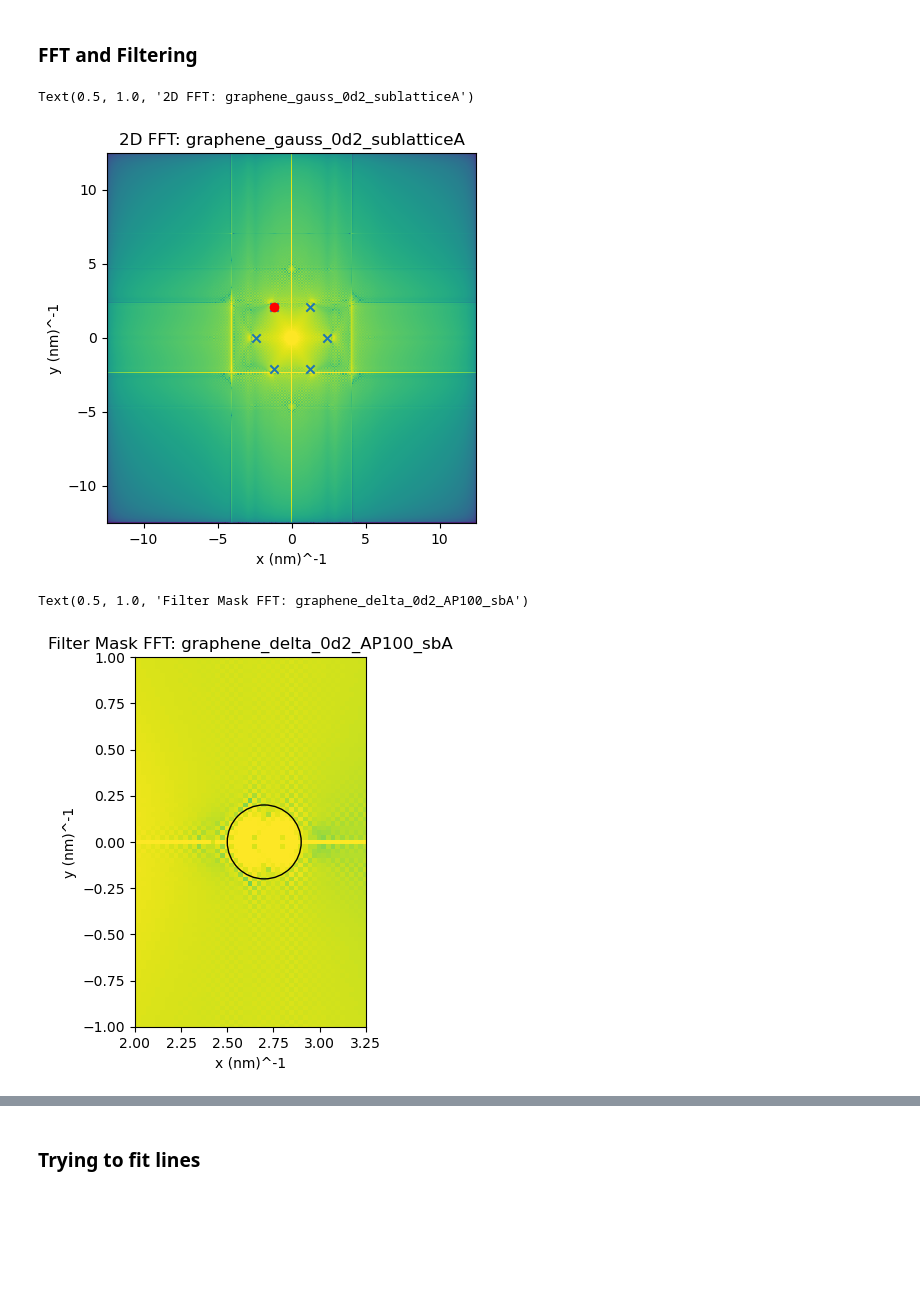
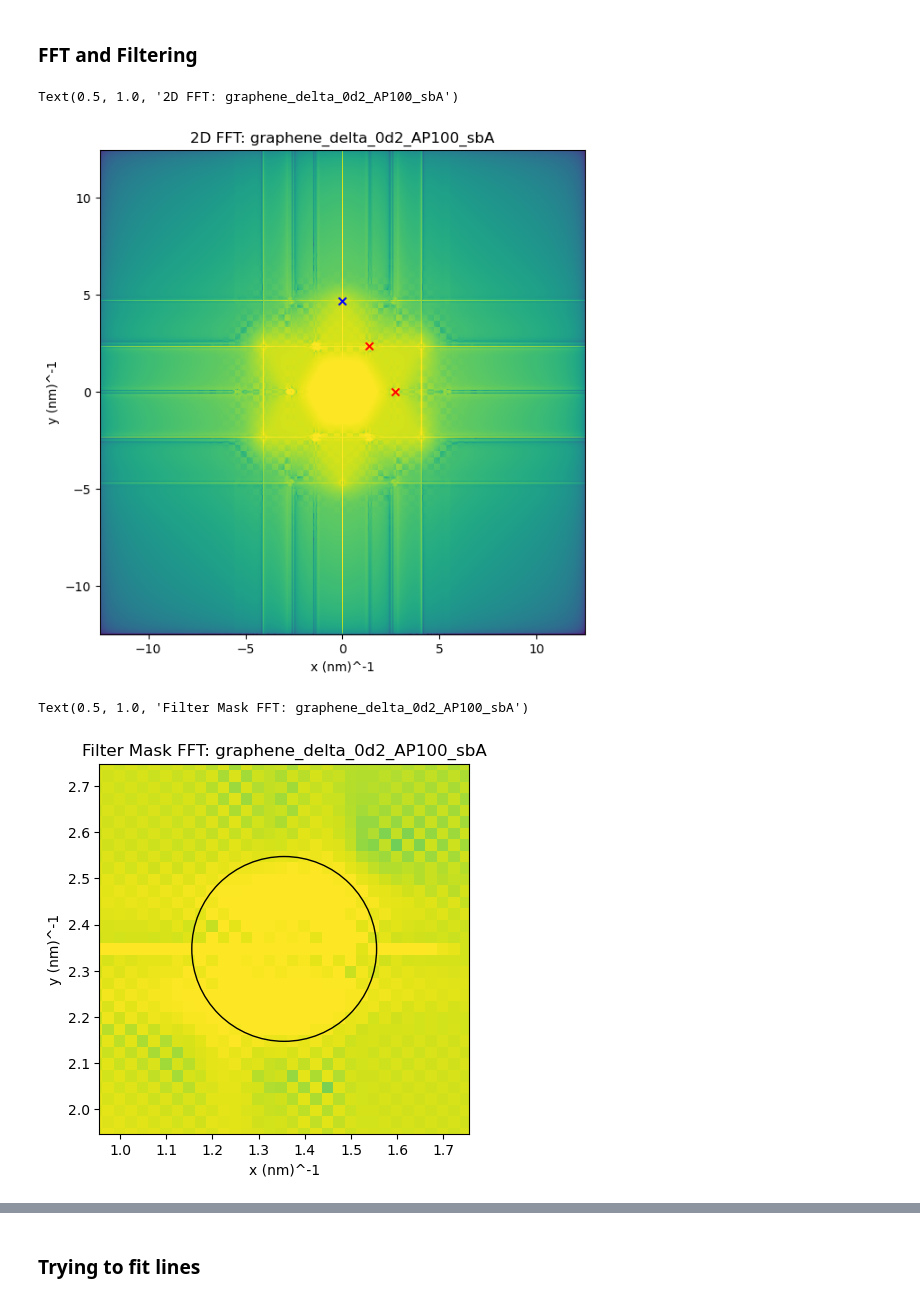
Before and after one commit to HollenLab/QPI-Scattering, a Jupyter notebook: TBCalcs/filtering.ipynb, the cells around one changed output, grey strips where cells are left out. Drawn from its saved outputs; the diff is of its cells as text; code cells hidden in the pictures; blank space fills up the shorter version.

```diff
--- a/TBCalcs/filtering.ipynb
+++ b/TBCalcs/filtering.ipynb
@@ -20,7 +20,7 @@ from tqdm import tqdm
 # %% [output]
 mkdir: cannot create directory ‘freqout’: File exists
 # %%
-fpath = r"Calculations/graphene_gauss_0d2_sublatticeA/continous_ldos.csv"
+fpath = r"Calculations/graphene_delta_0d2_AP100_sbA/continous_ldos.csv"
 df=pd.read_csv(fpath)
 df.head()
 # %% [output]
@@ -98,11 +98,30 @@ Ky = 1 * np.array([0, 0, 2*np.pi/3, 2*np.pi/3, -2*np.pi/3, -2*np.pi/3])
 dpx = Kx[2] - Kx[0]
 dpy = Ky[2] - Ky[0]
 
-fig4, ax4 = plt.subplots()
+fig4, ax4 = plt.subplots(figsize=(7, 7))
 ax4.pcolormesh(fxs, fys, plz, vmax=np.mean(plz)/100)
 
-ax4.scatter(Kx, Ky, marker="x")
-ax4.scatter(dpx, dpy, marker='o', color='red')
+#ax4.scatter(Kx, Ky, marker="x")
+#ax4.scatter(dpx, dpy, marker='o', color='red')
+
+a=0.24595
+frac = (2 * np.pi)/(3 * a)
+bx = np.sqrt(frac ** 2 + 3 * (frac) ** 2)
+av = np.sqrt((3*a/2) ** 2 + (np.sqrt(3) * a/2) ** 2)
+
+# From liu
+deltaKx = 4 * np.pi / (3 * np.sqrt(3) * acc) * (1/(2 * np.pi))
+
+# Rotate by 60 to get other point
+# This comes from rotation matrix
+dKR_x = 0.5 * deltaKx
+dKR_y = np.sqrt(3)/2 * deltaKx
+
+# Plotting delta K Point
+ax4.scatter(deltaKx, 0, marker='x', color='red')
+
+ax4.scatter(0, np.sqrt(3) * (bx) * (1/(2 * np.pi)), marker='x', color='blue')
+ax4.scatter(dKR_x, dKR_y, marker='x', color='red')
 
 ax4.set_xlabel("x (nm)^-1")
 ax4.set_ylabel("y (nm)^-1")
@@ -115,33 +134,35 @@ ax4.set_title("2D FFT: " + sample_name)
 
 #fig4.savefig("freqout/fft.png")
 # %% [output]
-Text(0.5, 1.0, '2D FFT: graphene_gauss_0d2_sublatticeA')
+Text(0.5, 1.0, '2D FFT: graphene_delta_0d2_AP100_sbA')
-[figure, old version]
+[figure, new version]
 # %%
 fig5, ax5 = plt.subplots()
 
 ax5.pcolormesh(fxs, fys, plz, vmax=np.mean(plz)/100)
 
 ax5.set_xlabel("x (nm)^-1")
 ax5.set_ylabel("y (nm)^-1")
 ax5.set_aspect("equal")
 
-ax5.set_xlim(2, 3.25)
-ax5.set_ylim(-1, 1)
 
 cradius = 0.2
-circle = plt.Circle((2.7, 0), cradius, fill=False)
+circle = plt.Circle((dKR_x, dKR_y), cradius, fill=False)
+
+ax5.set_xlim(dKR_x - 2 * cradius, dKR_x + 2 * cradius)
+ax5.set_ylim(dKR_y - 2 * cradius, dKR_y + 2 * cradius)
+
 
 ax5.set_aspect('equal')
 
 ax5.add_patch(circle)
 
 ax5.set_title("Filter Mask FFT: " + sample_name)
 
 #fig5.savefig("freqout/zoom_filter.png")
 # %% [output]
 Text(0.5, 1.0, 'Filter Mask FFT: graphene_delta_0d2_AP100_sbA')
-[figure, old version]
+[figure, new version]
 # %%
 # Convert to index value
 x1, y1, r1 = 1.36, 2.35, 0.25
```
Also changed, not shown: parts of 11 cells of this notebook, 4 other files.
